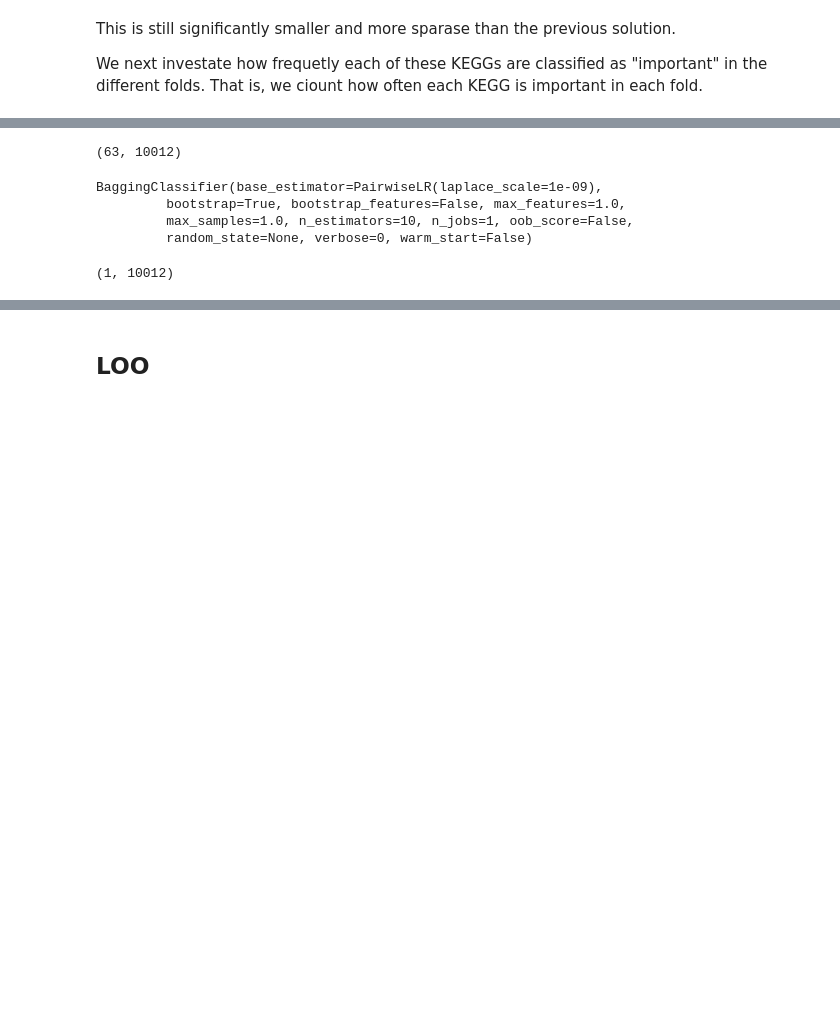
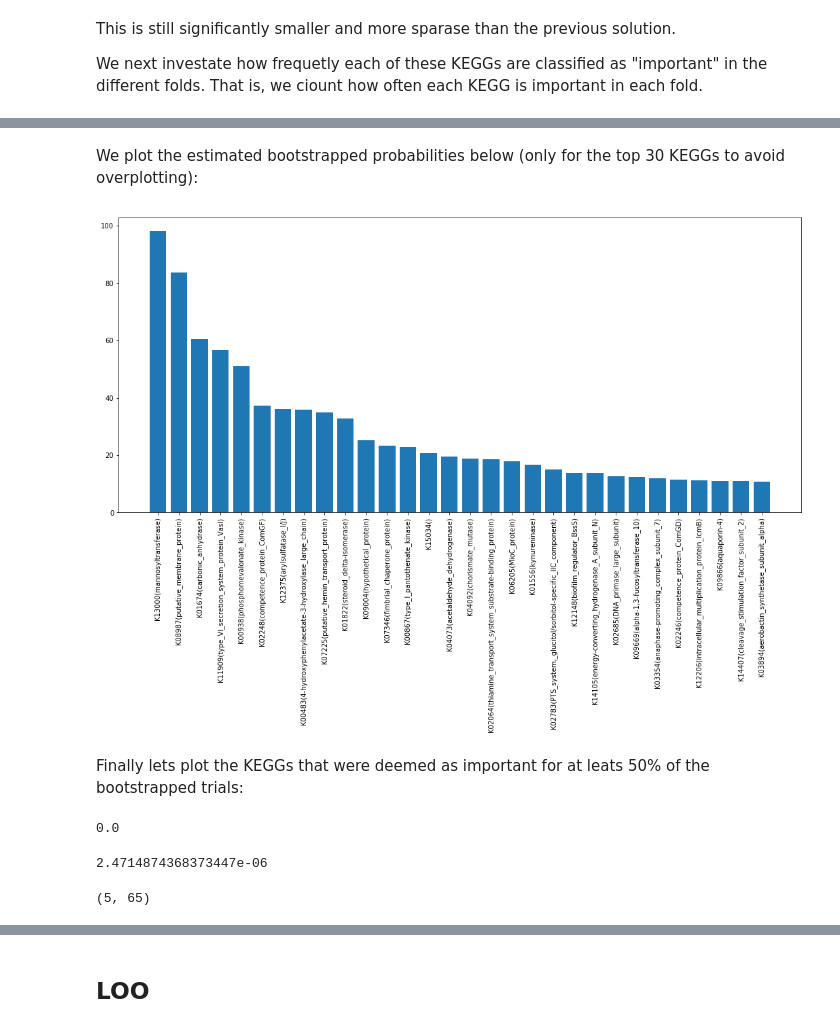
Before and after one commit to myazdani/KEGGs-15-12-2017, a Jupyter notebook: scripts/ratio-analysis/2018-06-30_pairwife-logistic-regression.ipynb, the cells around one changed output, grey strips where cells are left out. Saved outputs shown, nothing was run; the diff lists cells and outputs as text; code cells hidden in the pictures; blank space fills up the shorter version.

```diff
--- a/scripts/ratio-analysis/2018-06-30_pairwife-logistic-regression.ipynb
+++ b/scripts/ratio-analysis/2018-06-30_pairwife-logistic-regression.ipynb
@@ -390,0 +394,4 @@ bg = BaggingClassifier(PairwiseLR(laplace_scale, Cs = np.logspace(-4, 2, 5), pen
+# %%
+collection_of_keggs = []
+for estimator in bg.estimators_:
+    collection_of_keggs.append(np.where(estimator.LR.coef_.squeeze() >0)[0])
@@ -391,15 +422,39 @@ bg = BaggingClassifier(PairwiseLR(laplace_scale, Cs = np.logspace(-4, 2, 5), pen
+# %% [markdown]
+We plot the estimated bootstrapped probabilities below (only for the top 30 KEGGs to avoid overplotting):
+# %%
+kegg_frequency_counts = Counter(collection_of_keggs_list).most_common()
+
+important_kegg_probabilities = [(df.kegg[kegg_index], 100*kegg_counts/1000) for kegg_index, kegg_counts in kegg_frequency_counts]
+# %%
+plt.figure(figsize=(18, 8))
+
+probs = [prob for _, prob in important_kegg_probabilities]
+kegg_names = [kegg_name for kegg_name, _ in important_kegg_probabilities]
+
+plt.bar(np.arange(len(probs[:30])), probs[:30])
+plt.xticks(np.arange(len(probs[:30])), kegg_names[:30], rotation=90);
+# %% [output]
+[figure, added]
+# %% [markdown]
+Finally lets plot the KEGGs that were deemed as important for at leats 50% of the bootstrapped trials:
+# %%
+important_keggs = [kegg for kegg, count in Counter(collection_of_keggs_list).most_common() if count >= 500]
+
+df_subset = df.iloc[np.array(important_keggs),:]
+
+total_abund = np.sum(df_subset.iloc[:,2:])
+
+total_abund.min()
+# %% [output]
+0.0
+# %%
+df_subset_normalized = df_subset.copy()
+df_subset_normalized.iloc[:,2:] = df_subset_normalized.iloc[:,2:]/(total_abund+.1)
+
+np.min(df_subset_normalized.iloc[:,2:].values[df_subset_normalized.iloc[:,2:].values>0])
+# %% [output]
+2.4714874368373447e-06
 # %%
-X.shape
+df_subset.shape
 # %% [output]
-(63, 10012)
+(5, 65)
-# %%
-bg.fit(X, y)
-# %% [output]
-BaggingClassifier(base_estimator=PairwiseLR(laplace_scale=1e-09),
-         bootstrap=True, bootstrap_features=False, max_features=1.0,
-         max_samples=1.0, n_estimators=10, n_jobs=1, oob_score=False,
-         random_state=None, verbose=0, warm_start=False)
-# %%
-bg.estimators_[0].LR.coef_.shape
-# %% [output]
-(1, 10012)
```
Also changed, not shown: parts of 74 cells of this notebook.
